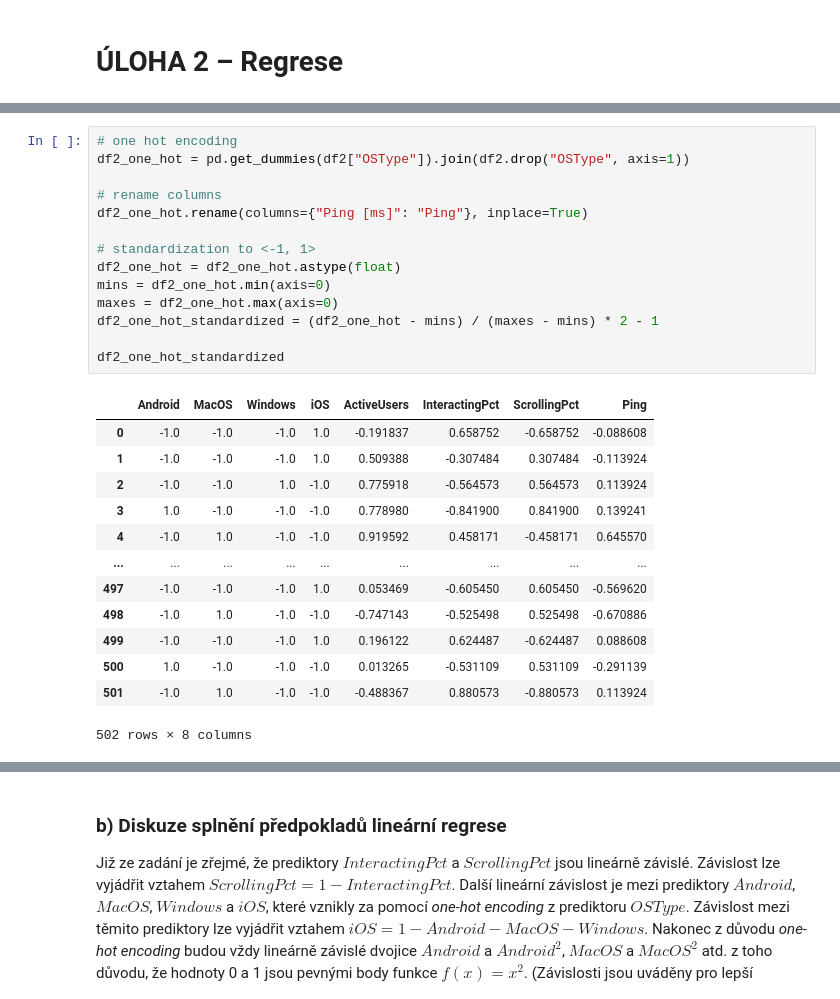
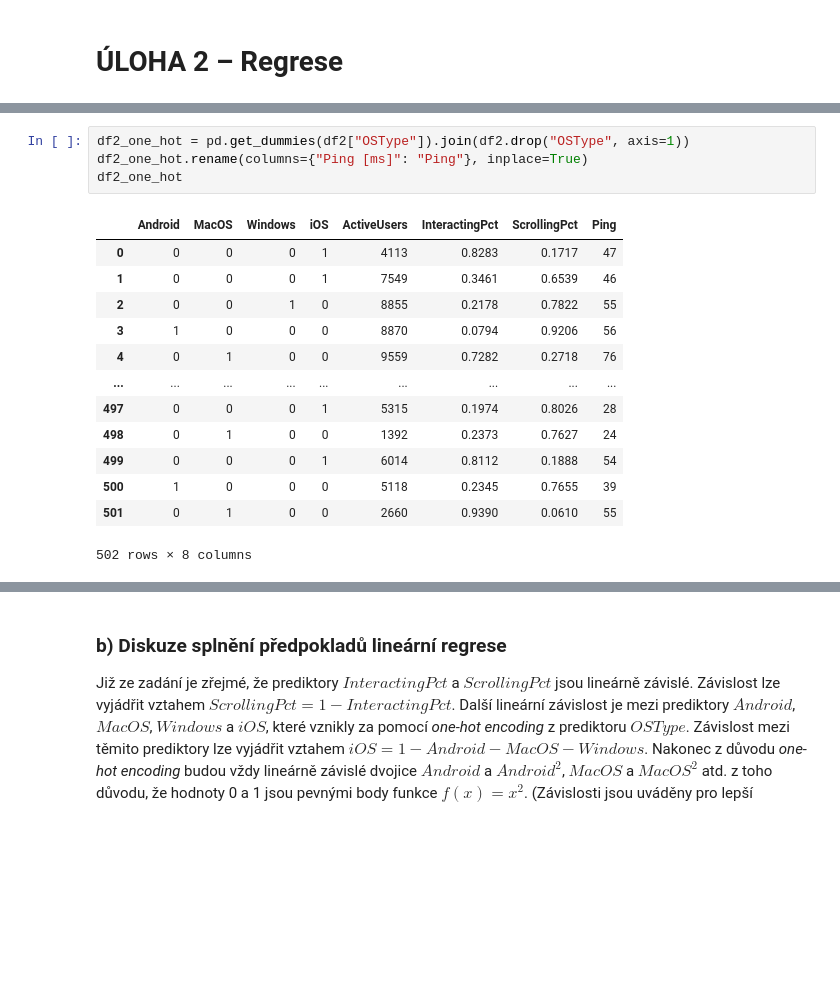
Before and after one commit to xmihol00/MSP, a Jupyter notebook: proj2/proj2.ipynb, the cells around one changed output, grey strips where cells are left out. Saved outputs shown, nothing was run; the diff lists cells and outputs as text; blank space fills up the shorter version.

```diff
--- a/proj2/proj2.ipynb
+++ b/proj2/proj2.ipynb
@@ -225,30 +223,20 @@ Nakonec data standardizujeme do rozsahu $\langle-1, 1 \rangle$, abychom se vyvar
 # %%
-# one hot encoding
 df2_one_hot = pd.get_dummies(df2["OSType"]).join(df2.drop("OSType", axis=1))
-
-# rename columns
 df2_one_hot.rename(columns={"Ping [ms]": "Ping"}, inplace=True)
-
-# standardization to <-1, 1>
-df2_one_hot = df2_one_hot.astype(float)
-mins = df2_one_hot.min(axis=0)
-maxes = df2_one_hot.max(axis=0)
-df2_one_hot_standardized = (df2_one_hot - mins) / (maxes - mins) * 2 - 1
-
-df2_one_hot_standardized
+df2_one_hot
 # %% [output]
 |  | Android | MacOS | Windows | iOS | ActiveUsers | InteractingPct | ScrollingPct | Ping |
-| 0 | -1.0 | -1.0 | -1.0 | 1.0 | -0.191837 | 0.658752 | -0.658752 | -0.088608 |
-| 1 | -1.0 | -1.0 | -1.0 | 1.0 | 0.509388 | -0.307484 | 0.307484 | -0.113924 |
-| 2 | -1.0 | -1.0 | 1.0 | -1.0 | 0.775918 | -0.564573 | 0.564573 | 0.113924 |
-| 3 | 1.0 | -1.0 | -1.0 | -1.0 | 0.778980 | -0.841900 | 0.841900 | 0.139241 |
-| 4 | -1.0 | 1.0 | -1.0 | -1.0 | 0.919592 | 0.458171 | -0.458171 | 0.645570 |
+| 0 | 0 | 0 | 0 | 1 | 4113 | 0.8283 | 0.1717 | 47 |
+| 1 | 0 | 0 | 0 | 1 | 7549 | 0.3461 | 0.6539 | 46 |
+| 2 | 0 | 0 | 1 | 0 | 8855 | 0.2178 | 0.7822 | 55 |
+| 3 | 1 | 0 | 0 | 0 | 8870 | 0.0794 | 0.9206 | 56 |
+| 4 | 0 | 1 | 0 | 0 | 9559 | 0.7282 | 0.2718 | 76 |
 | ... | ... | ... | ... | ... | ... | ... | ... | ... |
-| 497 | -1.0 | -1.0 | -1.0 | 1.0 | 0.053469 | -0.605450 | 0.605450 | -0.569620 |
-| 498 | -1.0 | 1.0 | -1.0 | -1.0 | -0.747143 | -0.525498 | 0.525498 | -0.670886 |
-| 499 | -1.0 | -1.0 | -1.0 | 1.0 | 0.196122 | 0.624487 | -0.624487 | 0.088608 |
-| 500 | 1.0 | -1.0 | -1.0 | -1.0 | 0.013265 | -0.531109 | 0.531109 | -0.291139 |
-| 501 | -1.0 | 1.0 | -1.0 | -1.0 | -0.488367 | 0.880573 | -0.880573 | 0.113924 |
+| 497 | 0 | 0 | 0 | 1 | 5315 | 0.1974 | 0.8026 | 28 |
+| 498 | 0 | 1 | 0 | 0 | 1392 | 0.2373 | 0.7627 | 24 |
+| 499 | 0 | 0 | 0 | 1 | 6014 | 0.8112 | 0.1888 | 54 |
+| 500 | 1 | 0 | 0 | 0 | 5118 | 0.2345 | 0.7655 | 39 |
+| 501 | 0 | 1 | 0 | 0 | 2660 | 0.9390 | 0.0610 | 55 |
 502 rows × 8 columns
 # %%
 model = smf.ols(
```
Also changed, not shown: parts of 18 cells of this notebook.
